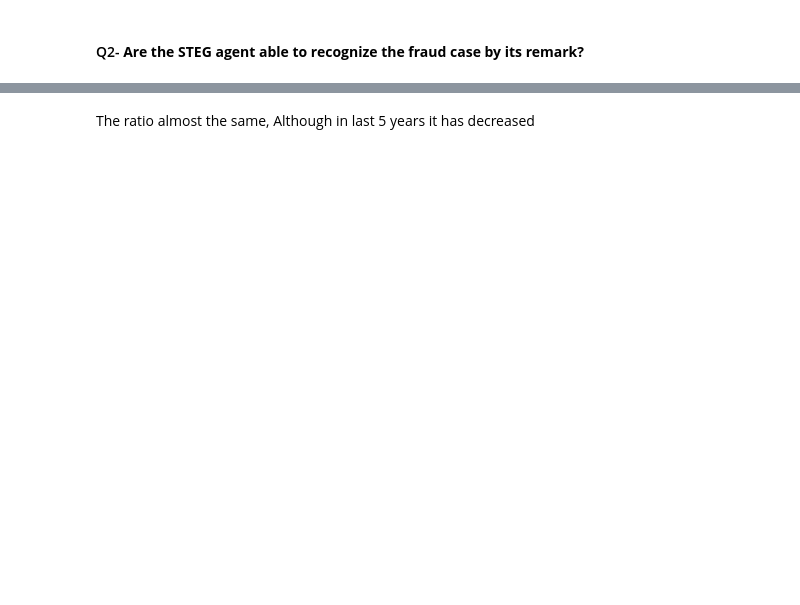
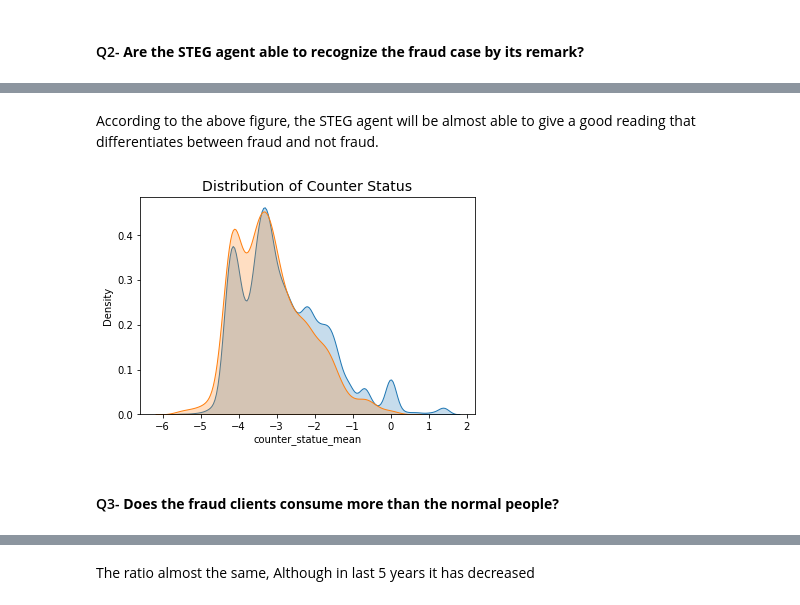
Before and after one commit to ahmedlila/Machine-Learning-Course-Tasks, a Jupyter notebook: Project1_FraudDetectionChallenge.ipynb, the cells around one changed output, grey strips where cells are left out. Cells and saved outputs as stored; diff of their text form; code cells hidden in the pictures; blank space fills up the shorter version.

Commit message:
Almost Finished

```diff
--- a/Project1_FraudDetectionChallenge.ipynb
+++ b/Project1_FraudDetectionChallenge.ipynb
@@ -537,0 +542,10 @@ plot.set(ylim=(0, 1000));
+# %% [markdown]
+According to the above figure, the STEG agent will be almost able to give a good reading that differentiates between fraud and not fraud.
+# %%
+ax= sns.kdeplot(np.log(train[train['target']==0]['counter_statue_mean']), fill=True);
+ax= sns.kdeplot(np.log(train[train['target']==1]['counter_statue_mean']), fill=True);
+ax.set_title('Distribution of Counter Status', fontsize=14);
+# %% [output]
+[figure, added]
+# %% [markdown]
+#### Q3- <b>Does the fraud clients consume more than the normal people? </b>
```
Also changed, not shown: parts of 21 cells of this notebook.
